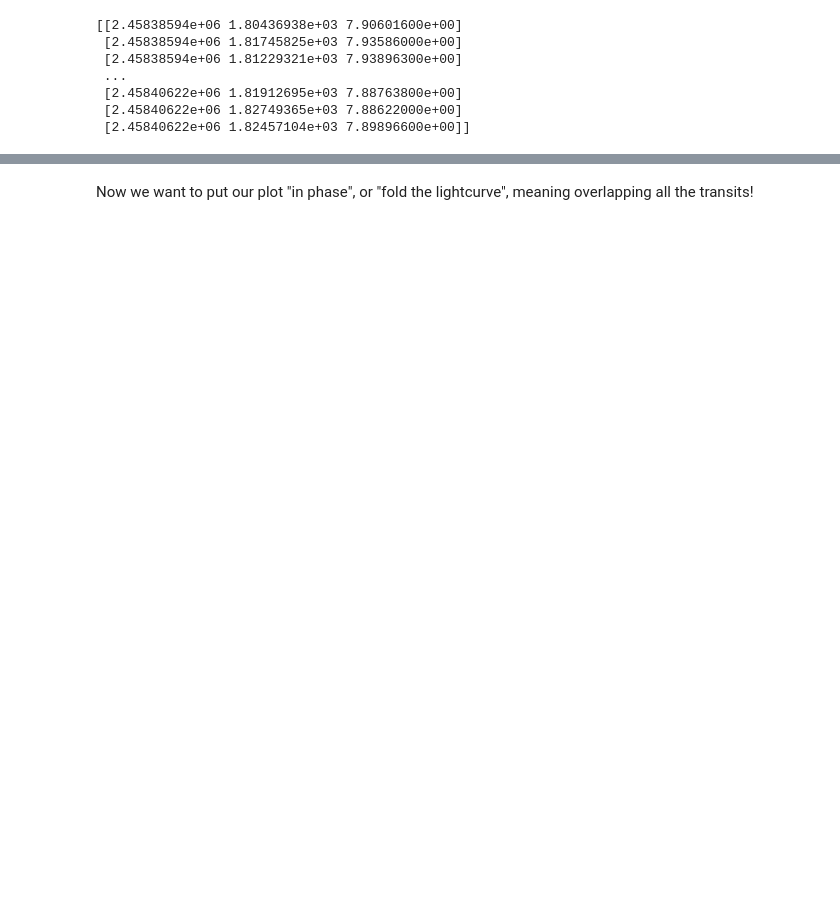
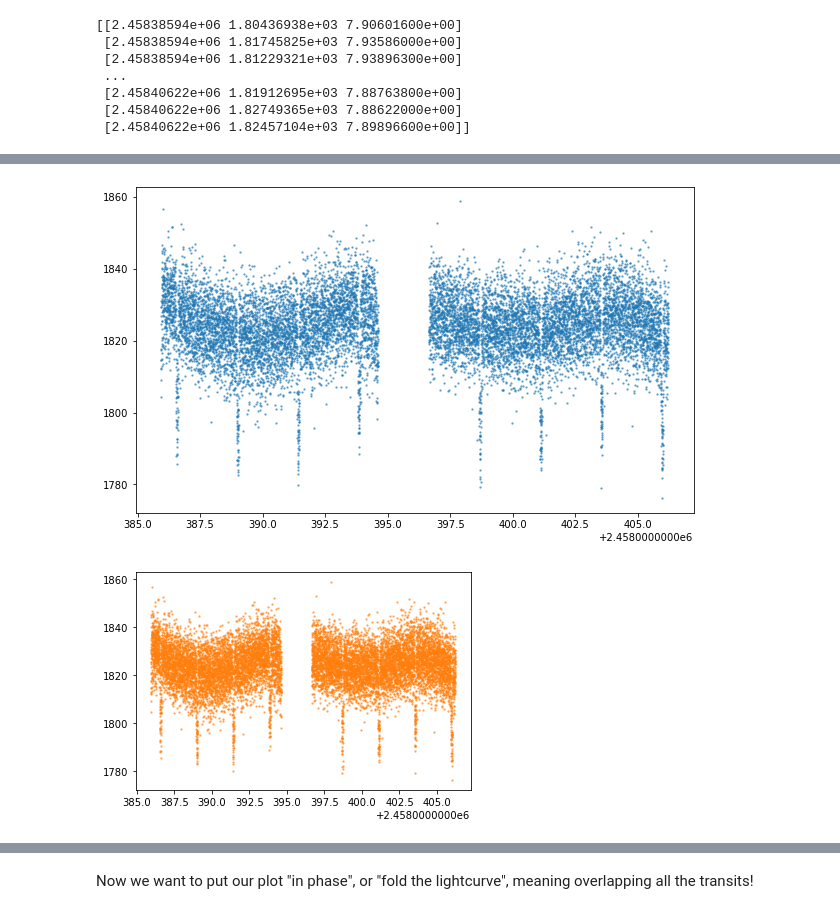
Before and after one commit to blackbianca/WASP-44-b, a Jupyter notebook: notebooks/Step 03 - Light curve flattening - example.ipynb, the cells around one changed output, grey strips where cells are left out. Cells and saved outputs as stored; diff of their text form; code cells hidden in the pictures; blank space fills up the shorter version.

```diff
--- a/notebooks/Step 03 - Light curve flattening - example.ipynb
+++ b/notebooks/Step 03 - Light curve flattening - example.ipynb
@@ -6,7 +6,7 @@ from astropy.io import fits
 %matplotlib inline
 import matplotlib.pyplot as plt
 # %%
-data = np.genfromtxt('XO2N_PDCSAP_flux.dat')
+data = np.genfromtxt('WASP44_PDCSAP_flux.dat')
 # You can use "panda" as well, this is the simplest way since we are not dealing with complex databases
 
 print(data)
@@ -38,3 +36,5 @@ plt.show()
+[figure, added]
+[figure, added]
 # %%
 from wotan import flatten
 
```
Also changed, not shown: parts of 3 cells of this notebook, 11 other files.
